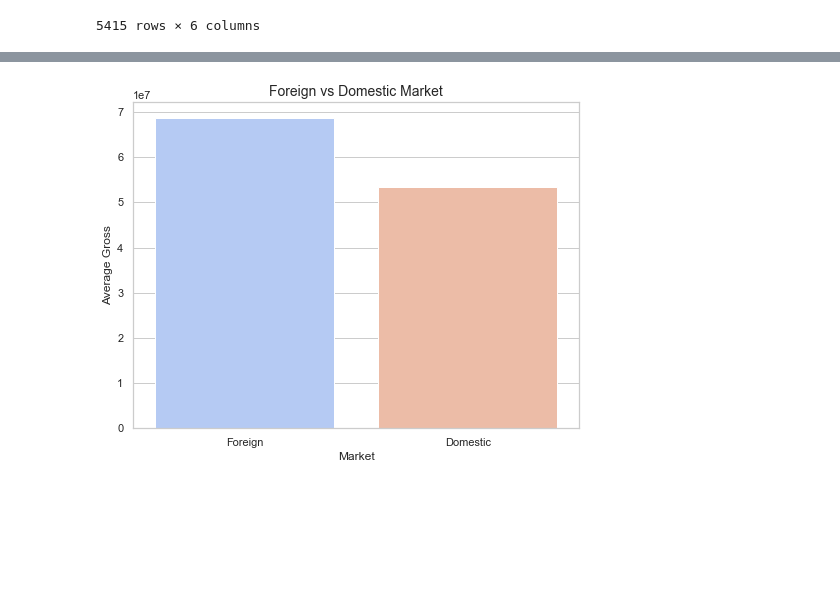
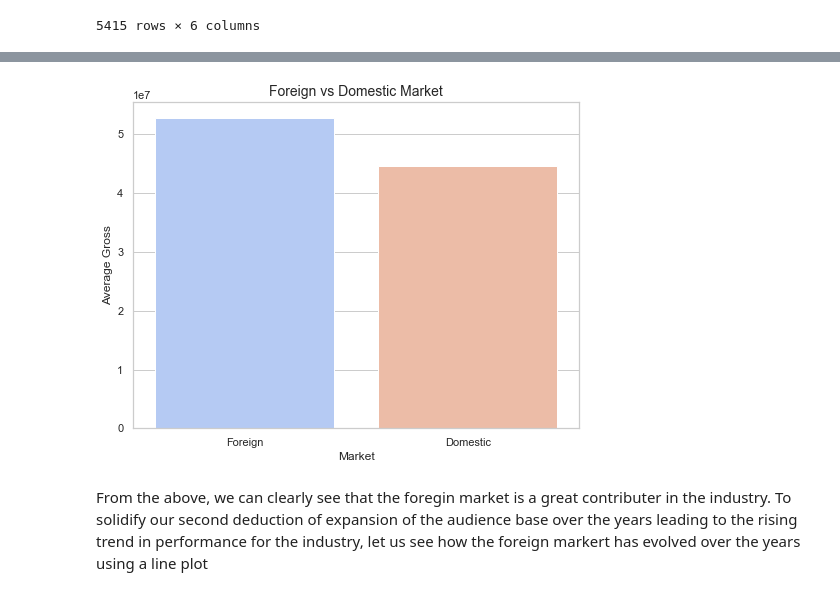
Before and after one commit to Kurgat-Bee/Phase2project, a Jupyter notebook: tnbugets.ipynb, the cells around one changed output, grey strips where cells are left out. Saved outputs shown, nothing was run; the diff lists cells and outputs as text; code cells hidden in the pictures; blank space fills up the shorter version.

```diff
--- a/tnbugets.ipynb
+++ b/tnbugets.ipynb
@@ -401,21 +392,23 @@ foreign_df
 # %%
 #visualising the comparison between the domestic and foerign market
 
-average_foreign = foreign_df['foreign_gross'].mean()
-average_domestic = foreign_df['domestic_gross'].mean()
+average_foreign = df['foreign_gross'].mean()
+average_domestic = df['domestic_gross'].mean()
 
 #creating a dataframe for the purposes of plotting
 avg_data = pd.DataFrame({
     'Market': ['Foreign', 'Domestic'],
     'Average Gross': [average_foreign, average_domestic]
 })
 
 #plotting
 plt.figure(figsize=(8, 6))
 sns.barplot(data=avg_data, x='Market', y='Average Gross', palette = 'coolwarm',)
 plt.title('Foreign vs Domestic Market', fontsize=14)
 plt.xlabel('Market', fontsize=12)
 plt.ylabel('Average Gross', fontsize=12)
 plt.show()
 # %% [output]
-[figure, old version]
+[figure, new version]
+# %% [markdown]
+From the above, we can clearly see that the foregin market is a great contributer in the industry. To solidify our second deduction of expansion of the audience base over the years leading to the rising trend in performance for the industry, let us see how the foreign markert has evolved over the years using a line plot
```
Also changed, not shown: parts of 44 cells of this notebook.
